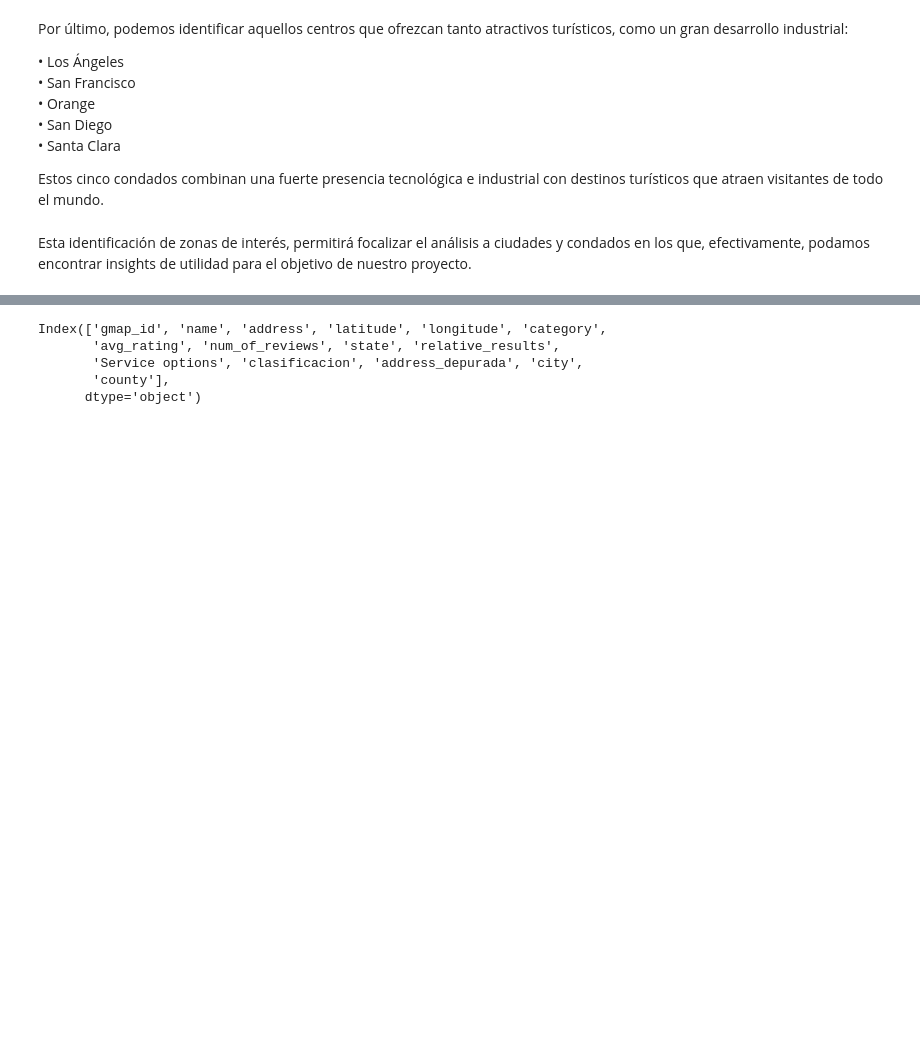
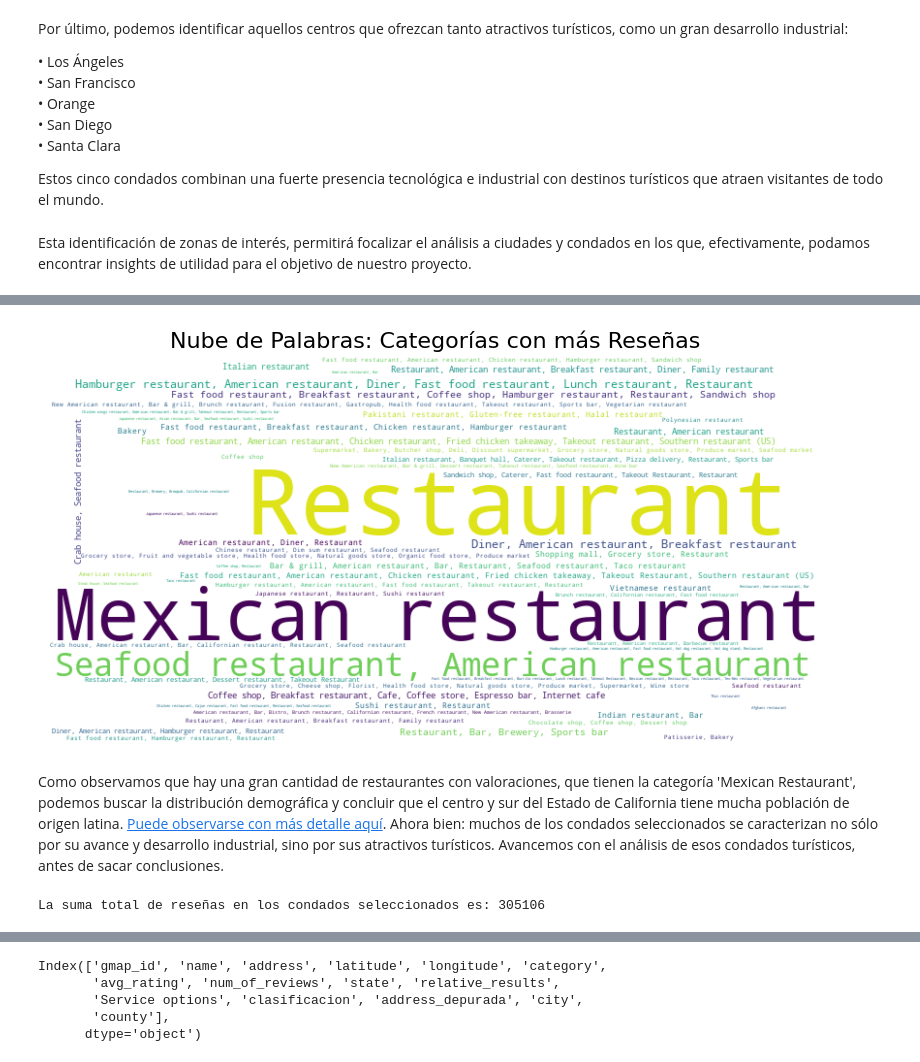
Before and after one commit to gastorellano/epicurean_project, a Jupyter notebook: Data Analytics/EDA muestra.ipynb, the cells around one changed output, grey strips where cells are left out. Drawn from its saved outputs; the diff is of its cells as text; code cells hidden in the pictures; blank space fills up the shorter version.

Commit message:
Avances documentación

```diff
--- a/Data Analytics/EDA muestra.ipynb
+++ b/Data Analytics/EDA muestra.ipynb
@@ -669,0 +736,15 @@ Esta identificación de zonas de interés, permitirá focalizar el análisis a c
+# %%
+# Filtrar el DataFrame por los condados de interés
+df_filtrado = df_metadatos[df_metadatos['county'].isin(condados_filtrados)]
+
+# Agrupar por condado y categoría, sumando las reseñas para cada combinación
+reseñas_por_condado_categoria = df_filtrado.groupby(['county', 'category'])['num_of_reviews'].sum().reset_index()
+
+# Ordenar las reseñas dentro de cada condado
+reseñas_por_condado_categoria = reseñas_por_condado_categoria.sort_values(by=['county', 'num_of_reviews'], ascending=[True, False])
+
+# Tomar las 10 categorías con más reseñas para cada condado
+top_10_categorias_por_condado = reseñas_por_condado_categoria.groupby('county').head(10).reset_index(drop=True)
+
+# Mostrar el resultado
+top_10_categorias_por_condado
@@ -669,0 +765,33 @@ Esta identificación de zonas de interés, permitirá focalizar el análisis a c
+# %%
+# Generar un diccionario con las categorías y la suma de sus reseñas
+category_reseñas_dict = top_10_categorias_por_condado.groupby('category')['num_of_reviews'].sum().to_dict()
+
+# Crear la nube de palabras
+wordcloud = WordCloud(width=800, height=400, background_color='white').generate_from_frequencies(category_reseñas_dict)
+
+# Mostrar la nube de palabras
+plt.figure(figsize=(10, 6))
+plt.imshow(wordcloud, interpolation='bilinear')
+plt.axis('off')  # Ocultar los ejes
+plt.title('Nube de Palabras: Categorías con más Reseñas', fontsize=16)
+plt.show()
+# %% [output]
+[figure, added]
+# %% [markdown]
+Como observamos que hay una gran cantidad de restaurantes con valoraciones, que tienen la categoría 'Mexican Restaurant', podemos buscar la distribución demográfica y concluir que el centro y sur del Estado de California tiene mucha población de origen latina. [Puede observarse con más detalle aquí](https://www.bbc.com/mundo/noticias-internacional-47036609).
+Ahora bien: muchos de los condados seleccionados se caracterizan no sólo por su avance y desarrollo industrial, sino por sus atractivos turísticos. Avancemos con el análisis de esos condados turísticos, antes de sacar conclusiones.
+# %%
+# Filtrar los nuevos condados especificados
+condados_filtrados_nuevos = ['Los Ángeles', 'San Francisco', 'San Diego',
+                               'Orange', 'Monterey', 'Napa', 'Sonoma',
+                               'Santa Barbara', 'Marin', 'El Dorado']
+
+# Filtrar el DataFrame para solo tener los condados de interés
+df_filtrado_nuevo = df_metadatos[df_metadatos['county'].isin(condados_filtrados_nuevos)]
+
+# Calcular la suma total de num_of_reviews en los condados filtrados
+suma_reseñas_nueva = df_filtrado_nuevo['num_of_reviews'].sum()
+
+print(f'La suma total de reseñas en los condados seleccionados es: {suma_reseñas_nueva}')
+# %% [output]
+La suma total de reseñas en los condados seleccionados es: 305106
```
Also changed, not shown: parts of 26 cells of this notebook.
